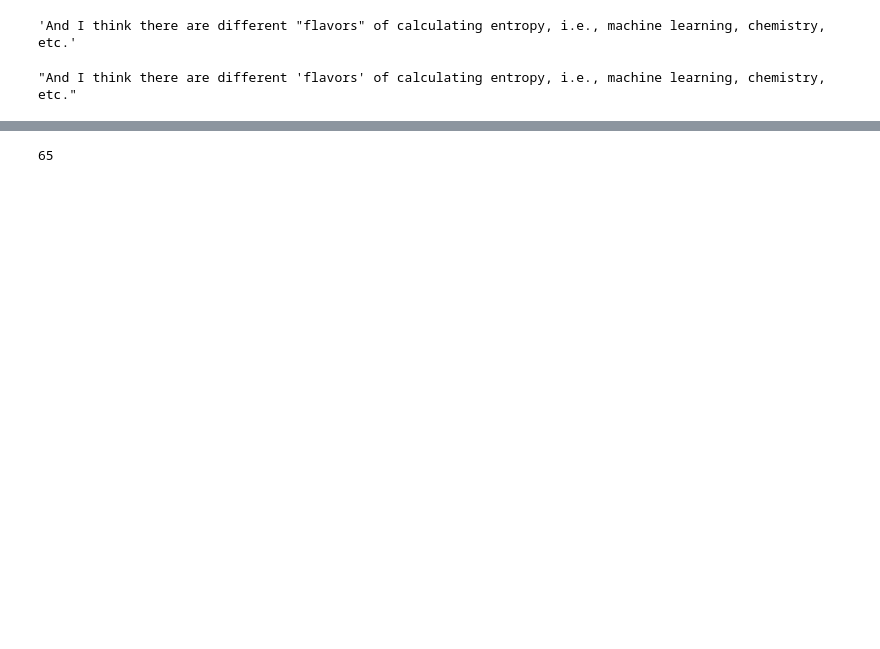
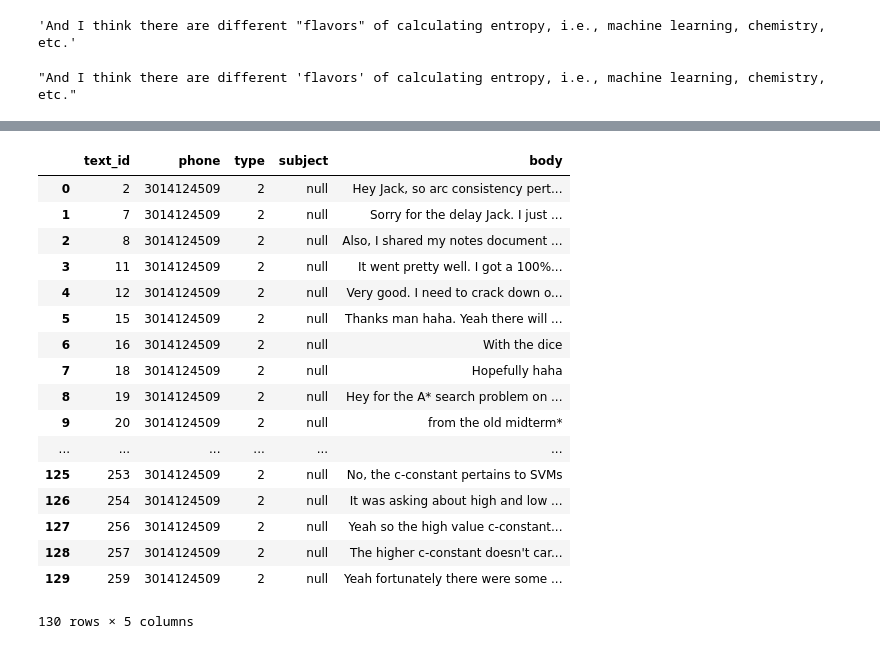
Before and after one commit to BrettFX/VentBot, a Jupyter notebook: VentBotNotebook.ipynb, the cells around one changed output, grey strips where cells are left out. Cells and saved outputs as stored; diff of their text form; code cells hidden in the pictures; blank space fills up the shorter version.

Commit message:
Reconfigure to and from training data

```diff
--- a/VentBotNotebook.ipynb
+++ b/VentBotNotebook.ipynb
@@ -86,6 +86,7 @@ testStr
 # Let's do some machine lerning!
 connection = sqlite3.connect(DATABASE)
 c = connection.cursor()
-t_id = 1 # Only select the recipient
-textsDataFrame = pd.read_sql("SELECT * FROM RECIPIENT WHERE type = " + str(t_id) + ";", connection)
-textsDataFrame
+to_id = 1 # Only select the recipient
+from_id = 2 # Only select the sender
+textsDataFrameTo = pd.read_sql("SELECT * FROM RECIPIENT WHERE type = " + str(to_id) + ";", connection)
+textsDataFrameFrom = pd.read_sql("SELECT * FROM RECIPIENT WHERE type = " + str(from_id) + ";", connection)
@@ -111,16 +114,29 @@ textsDataFrame
+# %%
+textsDataFrameFrom
+# %% [output]
+|  | text_id | phone | type | subject | body |
+| 0 | 2 | 3014124509 | 2 | null | Hey Jack, so arc consistency pert... |
+| 1 | 7 | 3014124509 | 2 | null | Sorry for the delay Jack. I just ... |
+| 2 | 8 | 3014124509 | 2 | null | Also, I shared my notes document ... |
+| 3 | 11 | 3014124509 | 2 | null | It went pretty well. I got a 100%... |
+| 4 | 12 | 3014124509 | 2 | null | Very good. I need to crack down o... |
+| 5 | 15 | 3014124509 | 2 | null | Thanks man haha. Yeah there will ... |
+| 6 | 16 | 3014124509 | 2 | null | With the dice |
+| 7 | 18 | 3014124509 | 2 | null | Hopefully haha |
+| 8 | 19 | 3014124509 | 2 | null | Hey for the A* search problem on ... |
+| 9 | 20 | 3014124509 | 2 | null | from the old midterm* |
+| ... | ... | ... | ... | ... | ... |
+| 125 | 253 | 3014124509 | 2 | null | No, the c-constant pertains to SVMs |
+| 126 | 254 | 3014124509 | 2 | null | It was asking about high and low ... |
+| 127 | 256 | 3014124509 | 2 | null | Yeah so the high value c-constant... |
+| 128 | 257 | 3014124509 | 2 | null | The higher c-constant doesn't car... |
+| 129 | 259 | 3014124509 | 2 | null | Yeah fortunately there were some ... |
+130 rows × 5 columns
 # %%
-numTests = int(len(textsDataFrame) / 2)
-numTrains = int(len(textsDataFrame) - numTests)
-
-trainData = textsDataFrame[0:numTrains]
-testData = textsDataFrame[numTrains : int(len(textsDataFrame))]
-
 with open('test.from','a', encoding='utf8') as f:
-    for content in trainData["body"].values:
+    for content in textsDataFrameTo["body"].values:
         f.write(content + '\n')
 
 with open('test.to','a', encoding='utf8') as f:
-    for content in testData["body"].values:
+    for content in textsDataFrameFrom["body"].values:
         f.write(content  +'\n')
-# %% [output]
-65
```
Also changed, not shown: parts of 2 cells of this notebook, 6 other files.
